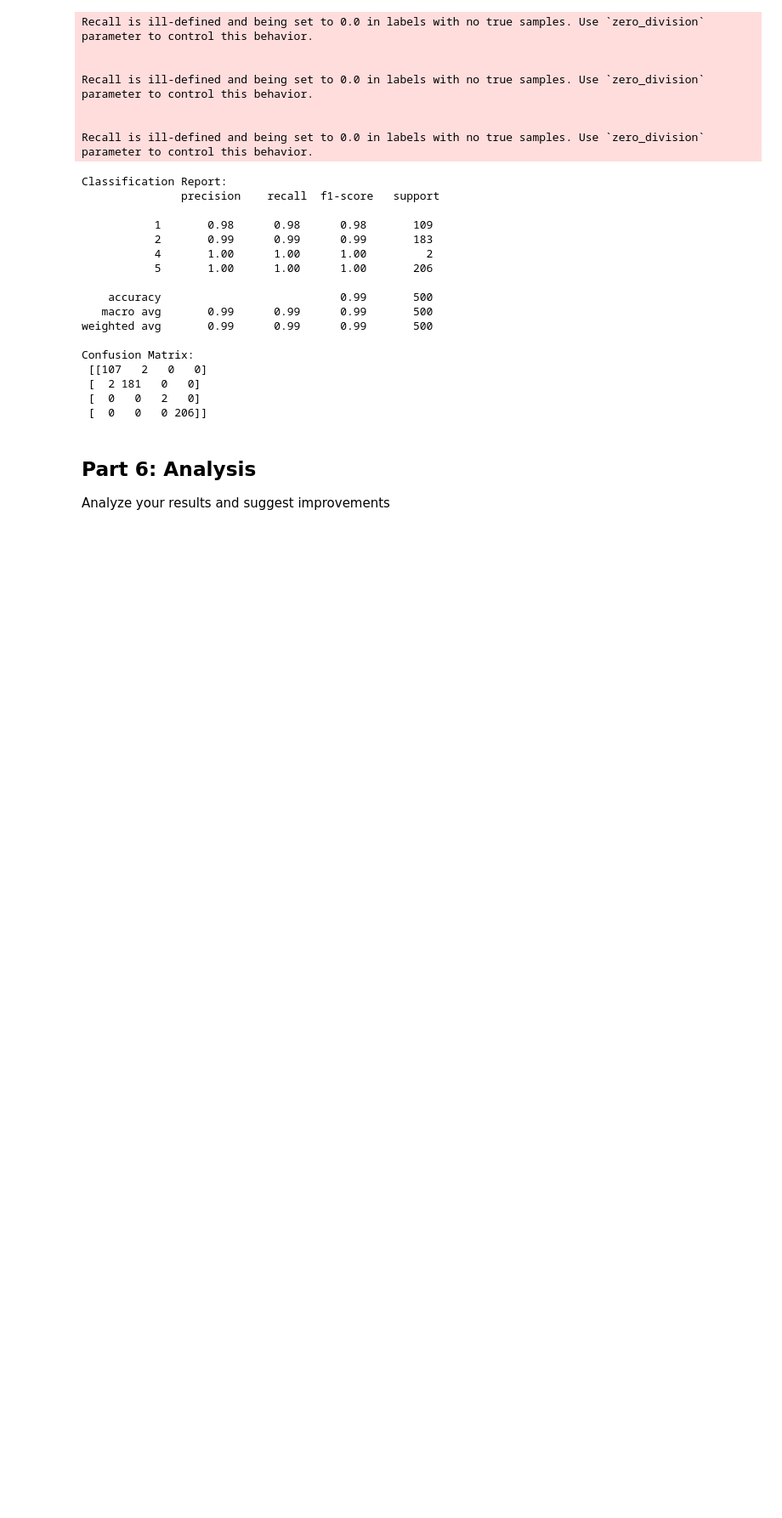
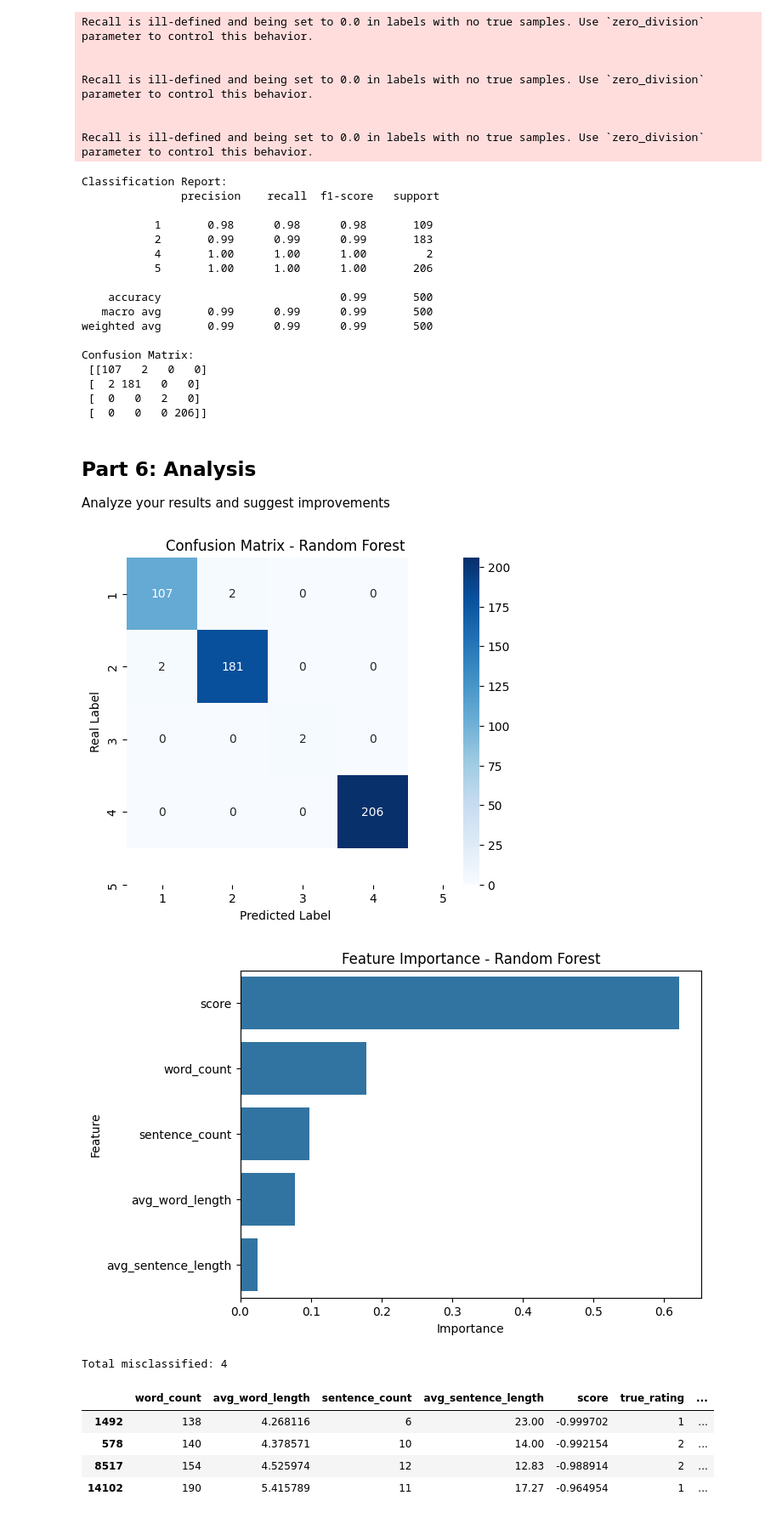
Before and after one commit to kiah-ucsd/DSE200, a Jupyter notebook: homework4.ipynb, the cells around one changed output. Shown: that part at 85% size. Saved outputs shown, nothing was run; the diff lists cells and outputs as text; code cells hidden in the pictures; blank space fills up the shorter version.

```diff
--- a/homework4.ipynb
+++ b/homework4.ipynb
@@ -349,15 +349,15 @@ Recall is ill-defined and being set to 0.0 in labels with no true samples. Use `
 Recall is ill-defined and being set to 0.0 in labels with no true samples. Use `zero_division` parameter to control this behavior.
 # %%
 from sklearn.ensemble import RandomForestClassifier
-rfc = RandomForestClassifier(
+rfc_model = RandomForestClassifier(
     n_estimators=200,
     max_depth=None,
     random_state=42,
     class_weight='balanced'
 )
-rfc.fit(X_train, y_train)
+rfc_model.fit(X_train, y_train)
 
-y_pred_rf=rfc.predict(X_test)
+y_pred_rf=rfc_model.predict(X_test)
 
 print("Classification Report:\n", classification_report(y_test,y_pred_rf))
 print("Confusion Matrix:\n", confusion_matrix(y_test, y_pred_rf))
@@ -391,0 +386,45 @@ Analyze your results and suggest improvements
+# %%
+# TODO: Create visualizations and analyze:
+# 1. Confusion matrix for multi-class predictions
+import seaborn as sns
+import matplotlib.pyplot as plt
+
+cm = confusion_matrix(y_test, y_pred_rf)
+plt.figure(figsize=(6,5))
+sns.heatmap(cm, annot=True, fmt='d',cmap='Blues', xticklabels=[1,2,3,4,5], yticklabels =[1,2,3,4,5])
+plt.title("Confusion Matrix - Random Forest")
+plt.xlabel("Predicted Label")
+plt.ylabel("Real Label")
+plt.show()
+# 2. Feature importance
+feat_importance = pd.DataFrame({
+    'Feature':X_train.columns,
+    'Importance': rfc_model.feature_importances_
+}).sort_values(by='Importance', ascending=False)
+
+plt.figure(figsize=(7,5))
+sns.barplot(x='Importance', y='Feature', data=feat_importance)
+plt.title("Feature Importance - Random Forest")
+plt.show()
+
+feat_importance
+# 3. Error analysis
+# Create a smaller DataFrame that matches X_test size
+eval_df = X_test.copy()
+eval_df["true_rating"] = y_test
+eval_df["predicted_rating"] = y_pred_rf
+
+errors = eval_df[eval_df["true_rating"] != eval_df["predicted_rating"]]
+print(f"Total misclassified: {len(errors)}")
+errors.head(10)
+
+# 4. Suggest improvements
+# %% [output]
+[figure, added]
+[figure, added]
+Total misclassified: 4
+|  | word_count | avg_word_length | sentence_count | avg_sentence_length | score | true_rating | ... |
+| 1492 | 138 | 4.268116 | 6 | 23.00 | -0.999702 | 1 | ... |
+| 578 | 140 | 4.378571 | 10 | 14.00 | -0.992154 | 2 | ... |
+| 8517 | 154 | 4.525974 | 12 | 12.83 | -0.988914 | 2 | ... |
+| 14102 | 190 | 5.415789 | 11 | 17.27 | -0.964954 | 1 | ... |
```
Also changed, not shown: parts of 1 cell of this notebook.
